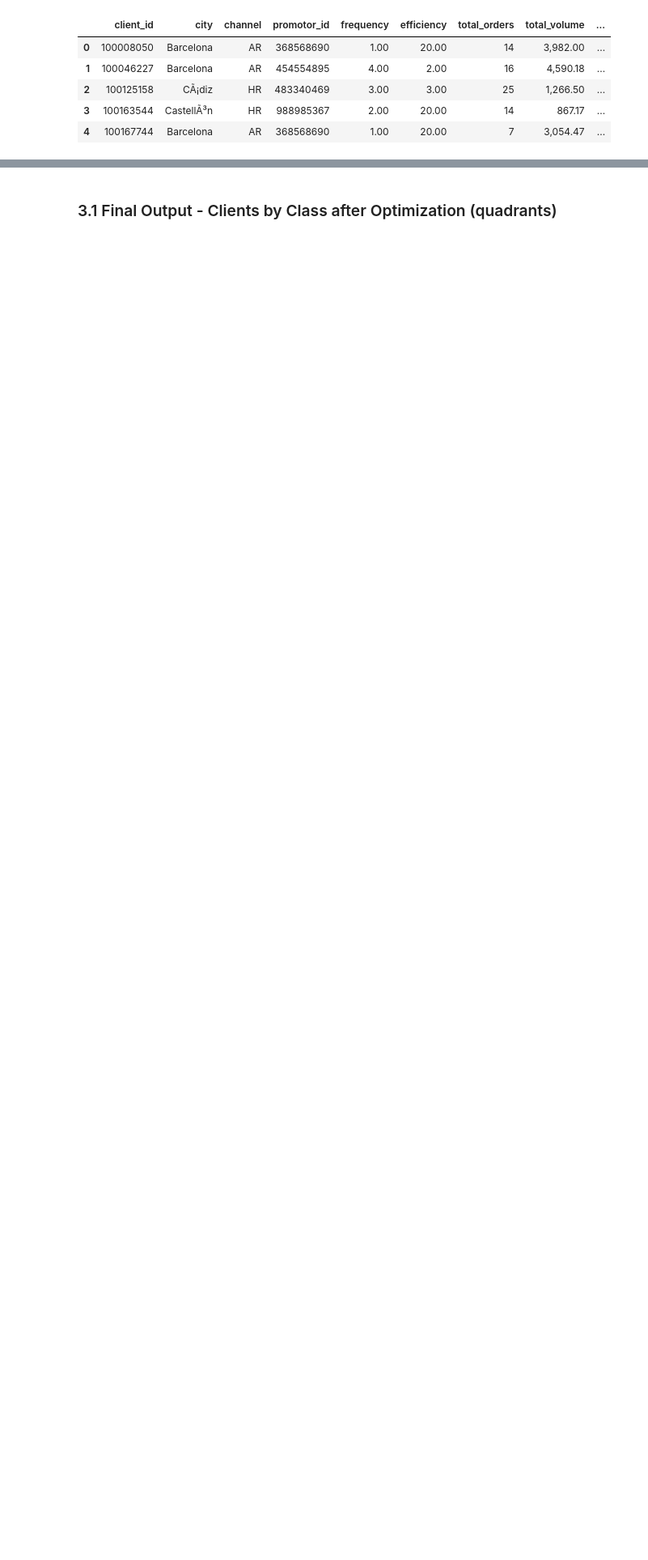
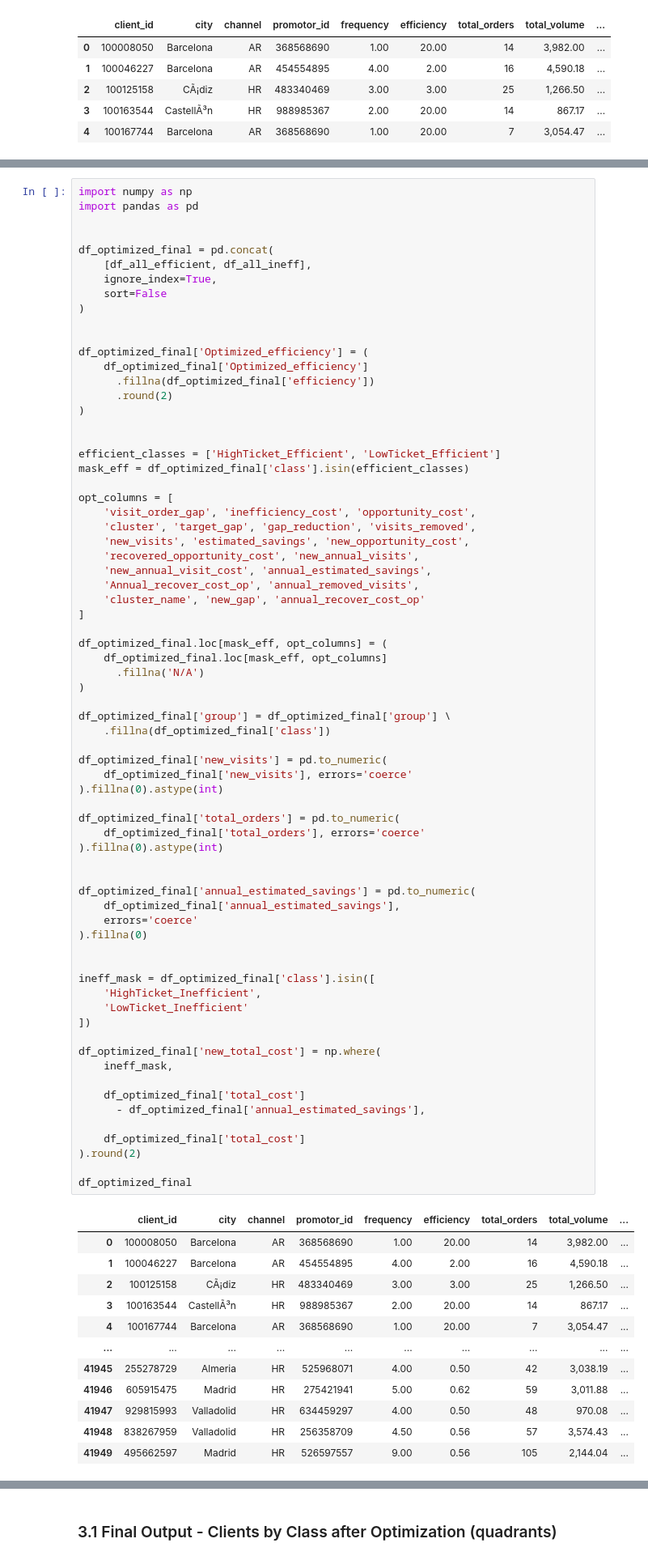
Before and after one commit to adriansotomora/capstone_project, a Jupyter notebook: scripts/model_final_strategy.ipynb, the cells around one changed output, grey strips where cells are left out. Shown at 81% size. Cells and saved outputs as stored; diff of their text form; blank space fills up the shorter version.

```diff
--- a/scripts/model_final_strategy.ipynb
+++ b/scripts/model_final_strategy.ipynb
@@ -2036,0 +1955,83 @@ df_optimized_final.head()
+# %%
+import numpy as np
+import pandas as pd
+
+
+df_optimized_final = pd.concat(
+    [df_all_efficient, df_all_ineff],
+    ignore_index=True,
+    sort=False
+)
+
+
+df_optimized_final['Optimized_efficiency'] = (
+    df_optimized_final['Optimized_efficiency']
+      .fillna(df_optimized_final['efficiency'])
+      .round(2)
+)
+
+
+efficient_classes = ['HighTicket_Efficient', 'LowTicket_Efficient']
+mask_eff = df_optimized_final['class'].isin(efficient_classes)
+
+opt_columns = [
+    'visit_order_gap', 'inefficiency_cost', 'opportunity_cost',
+    'cluster', 'target_gap', 'gap_reduction', 'visits_removed',
+    'new_visits', 'estimated_savings', 'new_opportunity_cost',
+    'recovered_opportunity_cost', 'new_annual_visits',
+    'new_annual_visit_cost', 'annual_estimated_savings',
+    'Annual_recover_cost_op', 'annual_removed_visits',
+    'cluster_name', 'new_gap', 'annual_recover_cost_op'
+]
+
+df_optimized_final.loc[mask_eff, opt_columns] = (
+    df_optimized_final.loc[mask_eff, opt_columns]
+      .fillna('N/A')
+)
+
+df_optimized_final['group'] = df_optimized_final['group'] \
+    .fillna(df_optimized_final['class'])
+
+df_optimized_final['new_visits'] = pd.to_numeric(
+    df_optimized_final['new_visits'], errors='coerce'
+).fillna(0).astype(int)
+
+df_optimized_final['total_orders'] = pd.to_numeric(
+    df_optimized_final['total_orders'], errors='coerce'
+).fillna(0).astype(int)
+
+
+df_optimized_final['annual_estimated_savings'] = pd.to_numeric(
+    df_optimized_final['annual_estimated_savings'],
+    errors='coerce'
+).fillna(0)
+
+
+ineff_mask = df_optimized_final['class'].isin([
+    'HighTicket_Inefficient',
+    'LowTicket_Inefficient'
+])
+
+df_optimized_final['new_total_cost'] = np.where(
+    ineff_mask,
+
+    df_optimized_final['total_cost']
+      - df_optimized_final['annual_estimated_savings'],
+
+    df_optimized_final['total_cost']
+).round(2)
+
+df_optimized_final
+# %% [output]
+|  | client_id | city | channel | promotor_id | frequency | efficiency | total_orders | total_volume | ... |
+| 0 | 100008050 | Barcelona | AR | 368568690 | 1.00 | 20.00 | 14 | 3,982.00 | ... |
+| 1 | 100046227 | Barcelona | AR | 454554895 | 4.00 | 2.00 | 16 | 4,590.18 | ... |
+| 2 | 100125158 | CÃ¡diz | HR | 483340469 | 3.00 | 3.00 | 25 | 1,266.50 | ... |
+| 3 | 100163544 | CastellÃ³n | HR | 988985367 | 2.00 | 20.00 | 14 | 867.17 | ... |
+| 4 | 100167744 | Barcelona | AR | 368568690 | 1.00 | 20.00 | 7 | 3,054.47 | ... |
+| ... | ... | ... | ... | ... | ... | ... | ... | ... | ... |
+| 41945 | 255278729 | Almeria | HR | 525968071 | 4.00 | 0.50 | 42 | 3,038.19 | ... |
+| 41946 | 605915475 | Madrid | HR | 275421941 | 5.00 | 0.62 | 59 | 3,011.88 | ... |
+| 41947 | 929815993 | Valladolid | HR | 634459297 | 4.00 | 0.50 | 48 | 970.08 | ... |
+| 41948 | 838267959 | Valladolid | HR | 256358709 | 4.50 | 0.56 | 57 | 3,574.43 | ... |
+| 41949 | 495662597 | Madrid | HR | 526597557 | 9.00 | 0.56 | 105 | 2,144.04 | ... |
```
Also changed, not shown: parts of 14 cells of this notebook, 2 other files.
